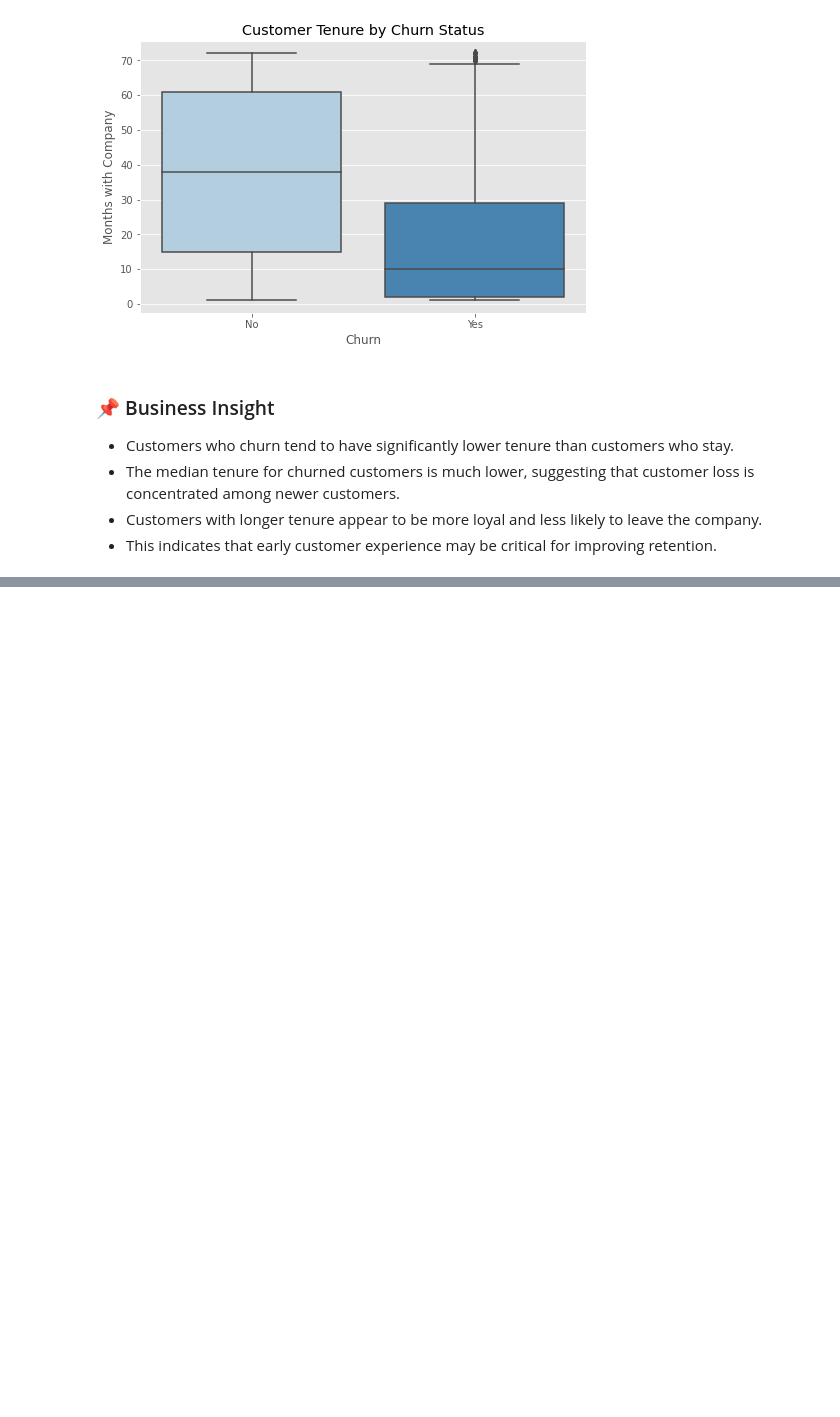
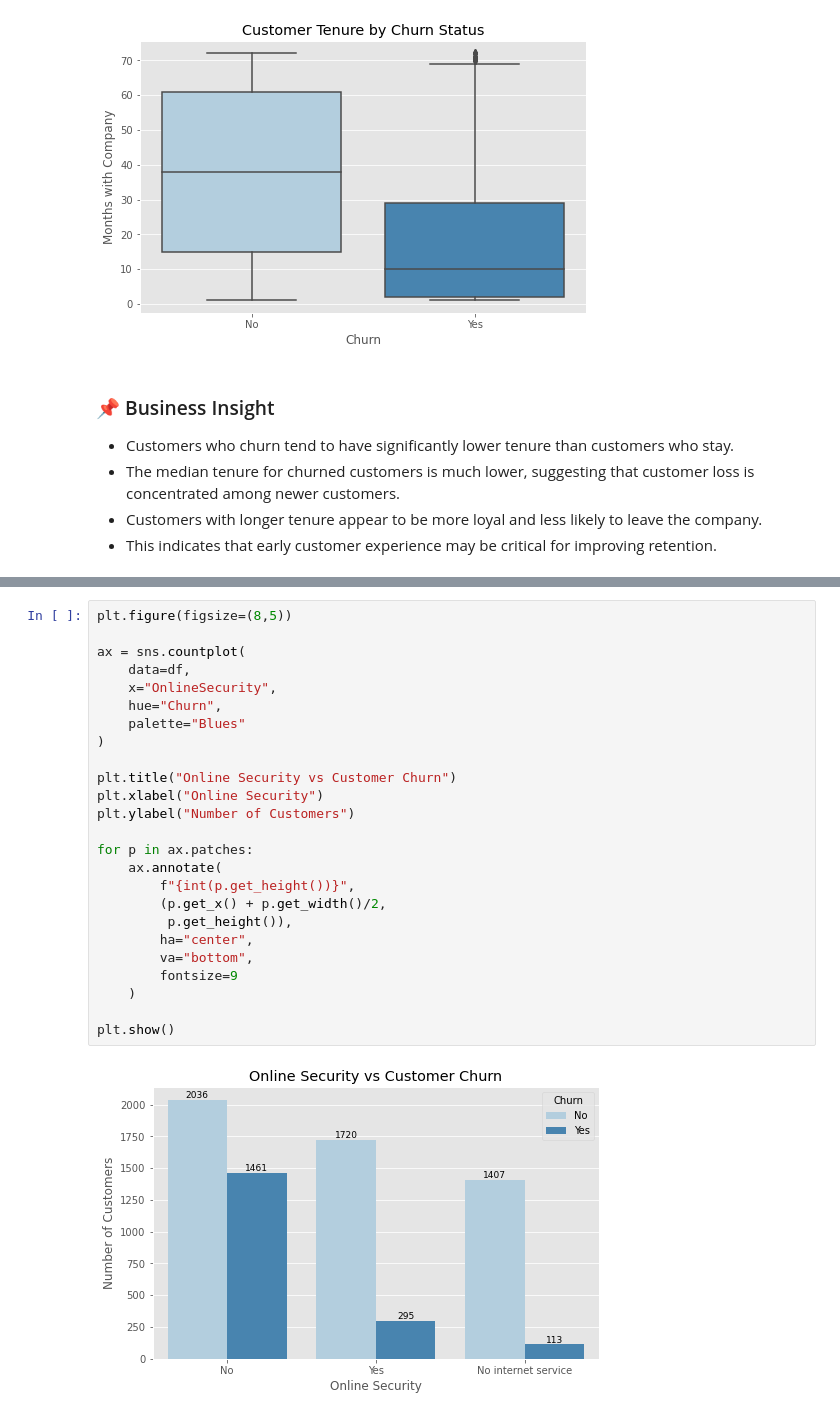
Before and after one commit to PaneloMartin/Project_02_Customer_Churn, a Jupyter notebook: notebooks/02_customer_churn_analysis.ipynb, the cells around one changed output, grey strips where cells are left out. Drawn from its saved outputs; the diff is of its cells as text; blank space fills up the shorter version.

```diff
--- a/notebooks/02_customer_churn_analysis.ipynb
+++ b/notebooks/02_customer_churn_analysis.ipynb
@@ -325,0 +476,27 @@ plt.show()
+# %%
+plt.figure(figsize=(8,5))
+
+ax = sns.countplot(
+    data=df,
+    x="OnlineSecurity",
+    hue="Churn",
+    palette="Blues"
+)
+
+plt.title("Online Security vs Customer Churn")
+plt.xlabel("Online Security")
+plt.ylabel("Number of Customers")
+
+for p in ax.patches:
+    ax.annotate(
+        f"{int(p.get_height())}",
+        (p.get_x() + p.get_width()/2,
+         p.get_height()),
+        ha="center",
+        va="bottom",
+        fontsize=9
+    )
+
+plt.show()
+# %% [output]
+[figure, added]
```
Also changed, not shown: parts of 88 cells of this notebook.
